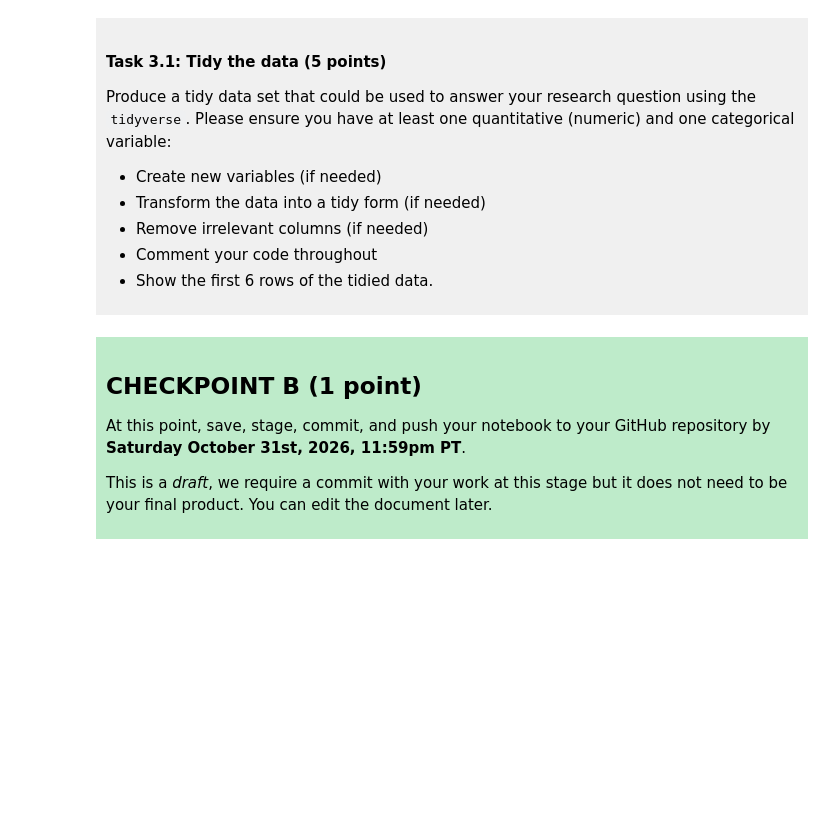
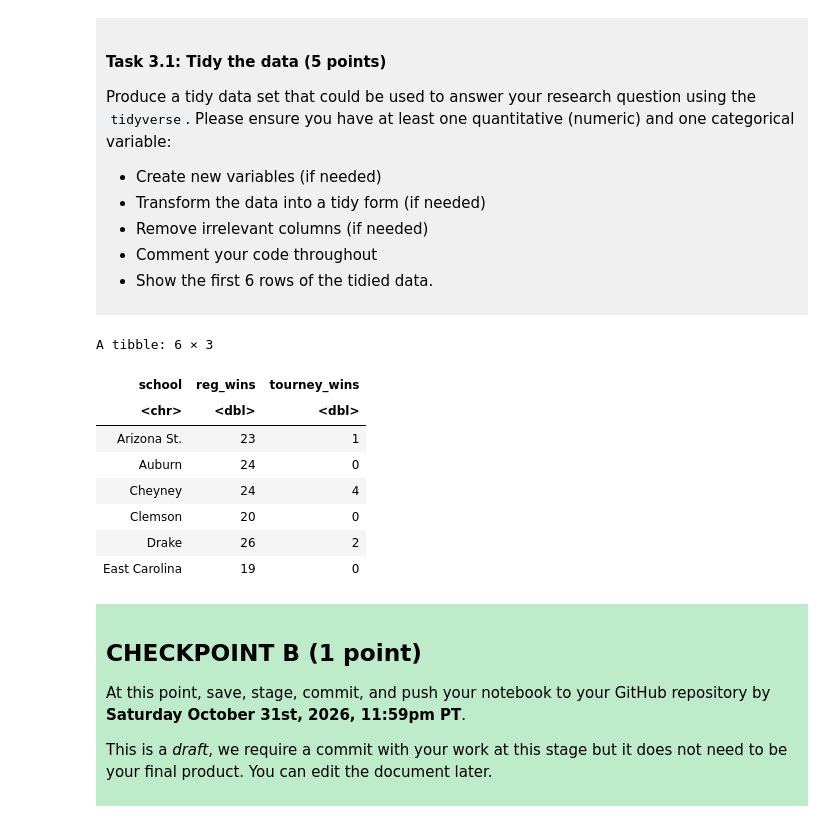
Before and after one commit to Jenlikescookies/dsci-100-project, a Jupyter notebook: dsci-100-project-notebook.ipynb, the cells around one changed output. Cells and saved outputs as stored; diff of their text form; code cells hidden in the pictures; blank space fills up the shorter version.

```diff
--- a/dsci-100-project-notebook.ipynb
+++ b/dsci-100-project-notebook.ipynb
@@ -211,7 +221,21 @@ Produce a tidy data set that could be used to answer your research question usin
 
 </div>
 # %%
-### EDIT THIS CODE CELL ###
+wmm_tidy <- wmm |>
+    select(school, reg_wins, tourney_wins) #selecting the columns I need, one categorical and two quantitative
+
+wmm_tidy_6 <- head(wmm_tidy) #using head() to show the first 6 rows
+wmm_tidy_6
+# %% [output]
+A tibble: 6 × 3
+| school | reg_wins | tourney_wins |
+| <chr> | <dbl> | <dbl> |
+| Arizona St. | 23 | 1 |
+| Auburn | 24 | 0 |
+| Cheyney | 24 | 4 |
+| Clemson | 20 | 0 |
+| Drake | 26 | 2 |
+| East Carolina | 19 | 0 |
 # %% [markdown]
 <div style="background-color: #beebca; padding: 10px;">
 
```
Also changed, not shown: parts of 3 cells of this notebook.
